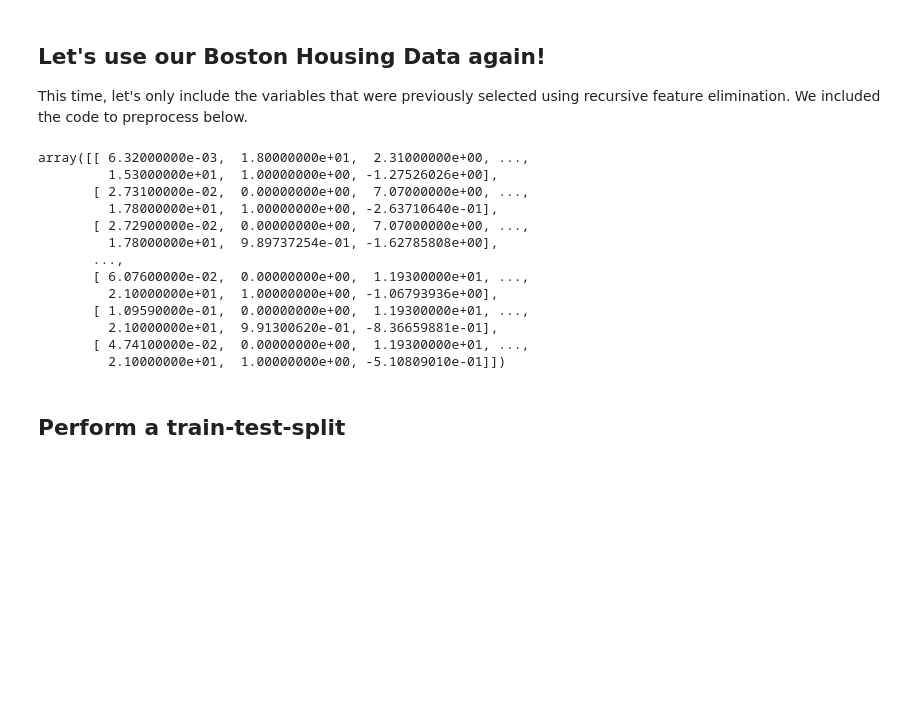
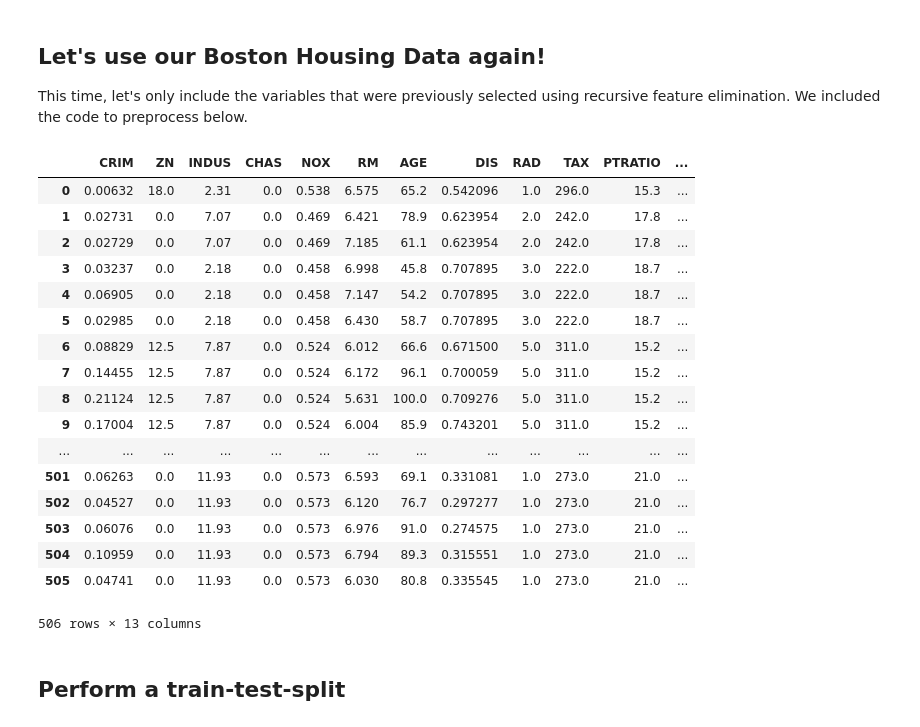
Before and after one commit to robblatt/dsc-regression-model-validation-lab-nyc-ds-career-042219, a Jupyter notebook: index.ipynb, the cells around one changed output. Cells and saved outputs as stored; diff of their text form; code cells hidden in the pictures; blank space fills up the shorter version.

```diff
--- a/index.ipynb
+++ b/index.ipynb
@@ -39,22 +39,27 @@ boston_features["LSTAT"] = (loglstat-np.mean(loglstat))/np.sqrt(np.var(loglstat)
 # %%
 X = boston_features[['CHAS', 'RM', 'DIS', 'B', 'LSTAT']]
 y = None
-# %%
-boston.data
-# %% [output]
-array([[ 6.32000000e-03,  1.80000000e+01,  2.31000000e+00, ...,
-         1.53000000e+01,  1.00000000e+00, -1.27526026e+00],
-       [ 2.73100000e-02,  0.00000000e+00,  7.07000000e+00, ...,
-         1.78000000e+01,  1.00000000e+00, -2.63710640e-01],
-       [ 2.72900000e-02,  0.00000000e+00,  7.07000000e+00, ...,
-         1.78000000e+01,  9.89737254e-01, -1.62785808e+00],
-       ...,
-       [ 6.07600000e-02,  0.00000000e+00,  1.19300000e+01, ...,
-         2.10000000e+01,  1.00000000e+00, -1.06793936e+00],
-       [ 1.09590000e-01,  0.00000000e+00,  1.19300000e+01, ...,
-         2.10000000e+01,  9.91300620e-01, -8.36659881e-01],
-       [ 4.74100000e-02,  0.00000000e+00,  1.19300000e+01, ...,
-         2.10000000e+01,  1.00000000e+00, -5.10809010e-01]])
+# %%
+boston_features
+# %% [output]
+|  | CRIM | ZN | INDUS | CHAS | NOX | RM | AGE | DIS | RAD | TAX | PTRATIO | ... |
+| 0 | 0.00632 | 18.0 | 2.31 | 0.0 | 0.538 | 6.575 | 65.2 | 0.542096 | 1.0 | 296.0 | 15.3 | ... |
+| 1 | 0.02731 | 0.0 | 7.07 | 0.0 | 0.469 | 6.421 | 78.9 | 0.623954 | 2.0 | 242.0 | 17.8 | ... |
+| 2 | 0.02729 | 0.0 | 7.07 | 0.0 | 0.469 | 7.185 | 61.1 | 0.623954 | 2.0 | 242.0 | 17.8 | ... |
+| 3 | 0.03237 | 0.0 | 2.18 | 0.0 | 0.458 | 6.998 | 45.8 | 0.707895 | 3.0 | 222.0 | 18.7 | ... |
+| 4 | 0.06905 | 0.0 | 2.18 | 0.0 | 0.458 | 7.147 | 54.2 | 0.707895 | 3.0 | 222.0 | 18.7 | ... |
+| 5 | 0.02985 | 0.0 | 2.18 | 0.0 | 0.458 | 6.430 | 58.7 | 0.707895 | 3.0 | 222.0 | 18.7 | ... |
+| 6 | 0.08829 | 12.5 | 7.87 | 0.0 | 0.524 | 6.012 | 66.6 | 0.671500 | 5.0 | 311.0 | 15.2 | ... |
+| 7 | 0.14455 | 12.5 | 7.87 | 0.0 | 0.524 | 6.172 | 96.1 | 0.700059 | 5.0 | 311.0 | 15.2 | ... |
+| 8 | 0.21124 | 12.5 | 7.87 | 0.0 | 0.524 | 5.631 | 100.0 | 0.709276 | 5.0 | 311.0 | 15.2 | ... |
+| 9 | 0.17004 | 12.5 | 7.87 | 0.0 | 0.524 | 6.004 | 85.9 | 0.743201 | 5.0 | 311.0 | 15.2 | ... |
+| ... | ... | ... | ... | ... | ... | ... | ... | ... | ... | ... | ... | ... |
+| 501 | 0.06263 | 0.0 | 11.93 | 0.0 | 0.573 | 6.593 | 69.1 | 0.331081 | 1.0 | 273.0 | 21.0 | ... |
+| 502 | 0.04527 | 0.0 | 11.93 | 0.0 | 0.573 | 6.120 | 76.7 | 0.297277 | 1.0 | 273.0 | 21.0 | ... |
+| 503 | 0.06076 | 0.0 | 11.93 | 0.0 | 0.573 | 6.976 | 91.0 | 0.274575 | 1.0 | 273.0 | 21.0 | ... |
+| 504 | 0.10959 | 0.0 | 11.93 | 0.0 | 0.573 | 6.794 | 89.3 | 0.315551 | 1.0 | 273.0 | 21.0 | ... |
+| 505 | 0.04741 | 0.0 | 11.93 | 0.0 | 0.573 | 6.030 | 80.8 | 0.335545 | 1.0 | 273.0 | 21.0 | ... |
+506 rows × 13 columns
 # %% [markdown]
 ## Perform a train-test-split
 # %% [markdown]
```
